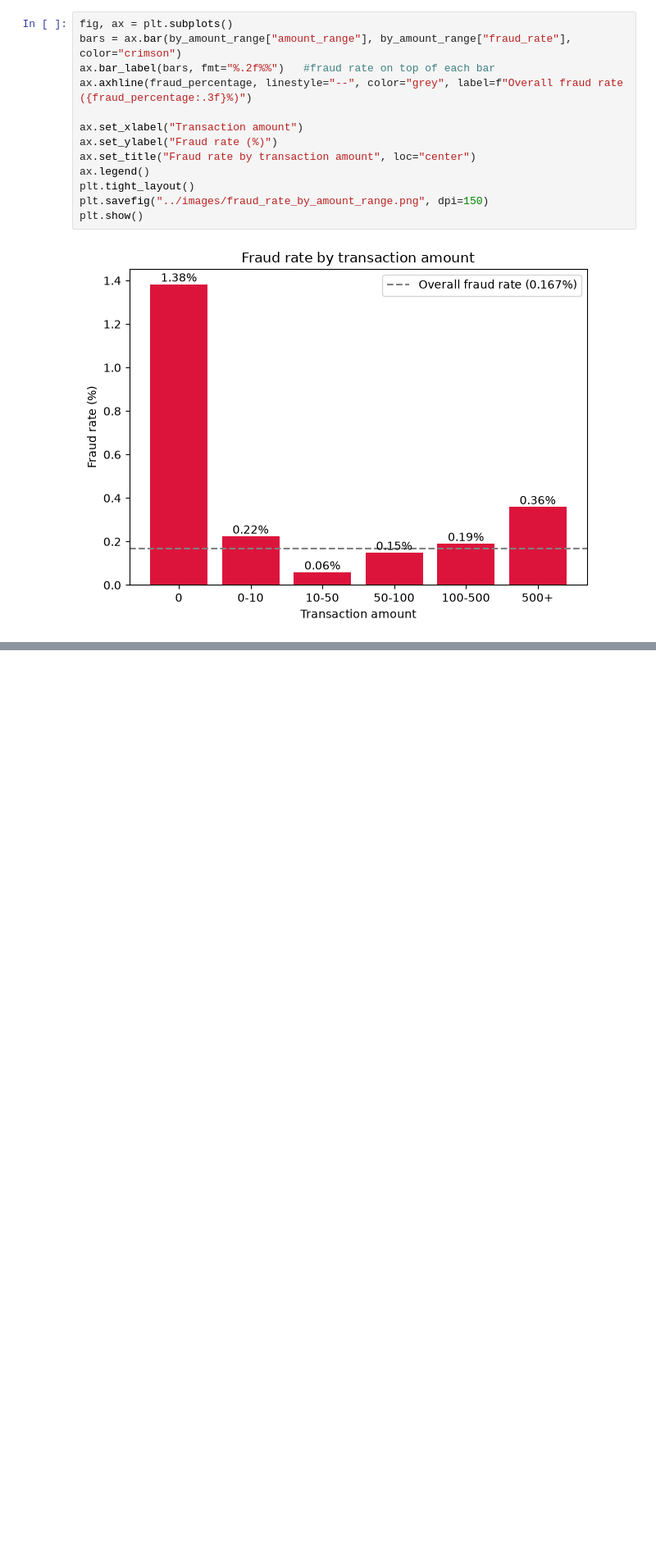
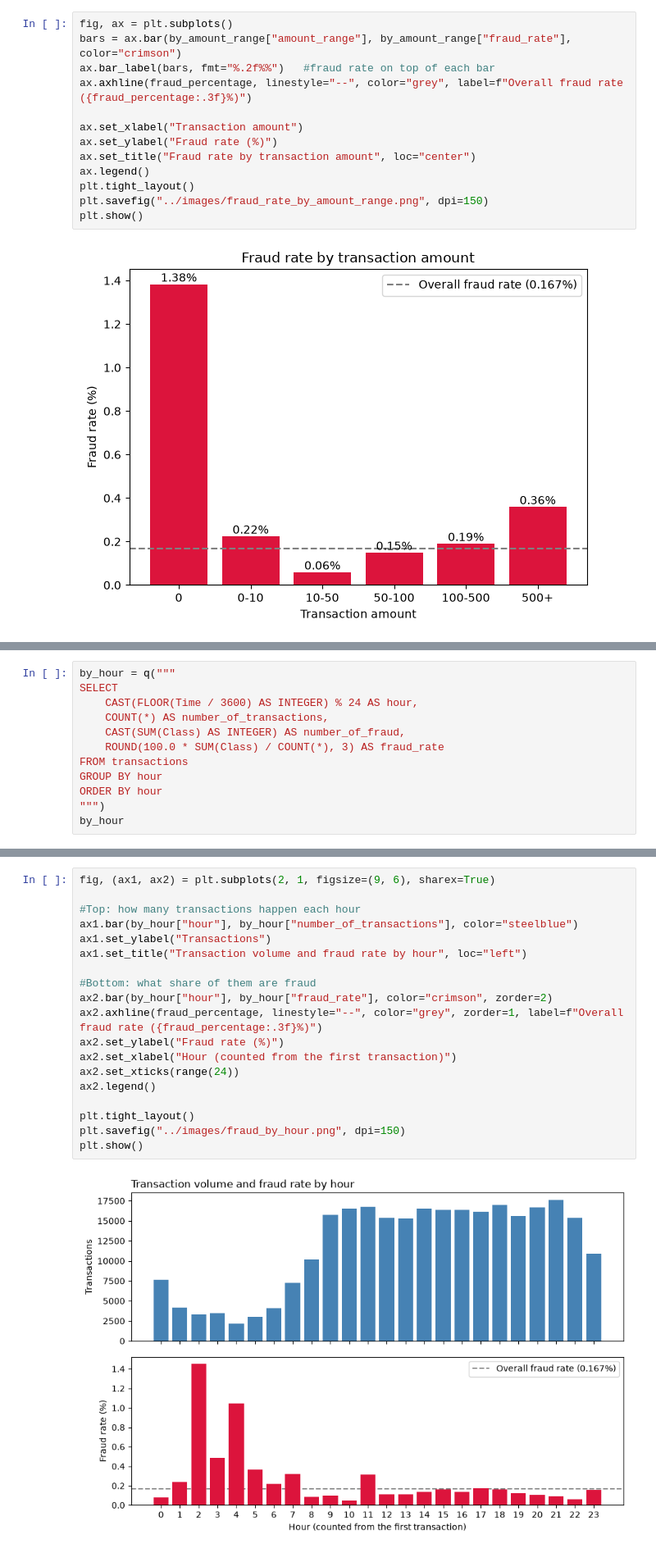
Before and after one commit to Leviano1/fraud-detection-analysis, a Jupyter notebook: notebooks/01_exploration.ipynb, the cells around one changed output, grey strips where cells are left out. Shown at 82% size. Drawn from its saved outputs; the diff is of its cells as text; blank space fills up the shorter version.

Commit message:
Add time pattern analysis

```diff
--- a/notebooks/01_exploration.ipynb
+++ b/notebooks/01_exploration.ipynb
@@ -159,0 +153,12 @@ especially at very low and very high amounts.
+# %%
+by_hour = q("""
+SELECT
+    CAST(FLOOR(Time / 3600) AS INTEGER) % 24 AS hour,
+    COUNT(*) AS number_of_transactions,
+    CAST(SUM(Class) AS INTEGER) AS number_of_fraud,
+    ROUND(100.0 * SUM(Class) / COUNT(*), 3) AS fraud_rate
+FROM transactions
+GROUP BY hour
+ORDER BY hour
+""")
+by_hour
@@ -159,0 +183,21 @@ especially at very low and very high amounts.
+# %%
+fig, (ax1, ax2) = plt.subplots(2, 1, figsize=(9, 6), sharex=True)
+
+#Top: how many transactions happen each hour
+ax1.bar(by_hour["hour"], by_hour["number_of_transactions"], color="steelblue")
+ax1.set_ylabel("Transactions")
+ax1.set_title("Transaction volume and fraud rate by hour", loc="left")
+
+#Bottom: what share of them are fraud
+ax2.bar(by_hour["hour"], by_hour["fraud_rate"], color="crimson", zorder=2)
+ax2.axhline(fraud_percentage, linestyle="--", color="grey", zorder=1, label=f"Overall fraud rate ({fraud_percentage:.3f}%)")
+ax2.set_ylabel("Fraud rate (%)")
+ax2.set_xlabel("Hour (counted from the first transaction)")
+ax2.set_xticks(range(24))
+ax2.legend()
+
+plt.tight_layout()
+plt.savefig("../images/fraud_by_hour.png", dpi=150)
+plt.show()
+# %% [output]
+[figure, added]
```
Also changed, not shown: parts of 4 cells of this notebook.
